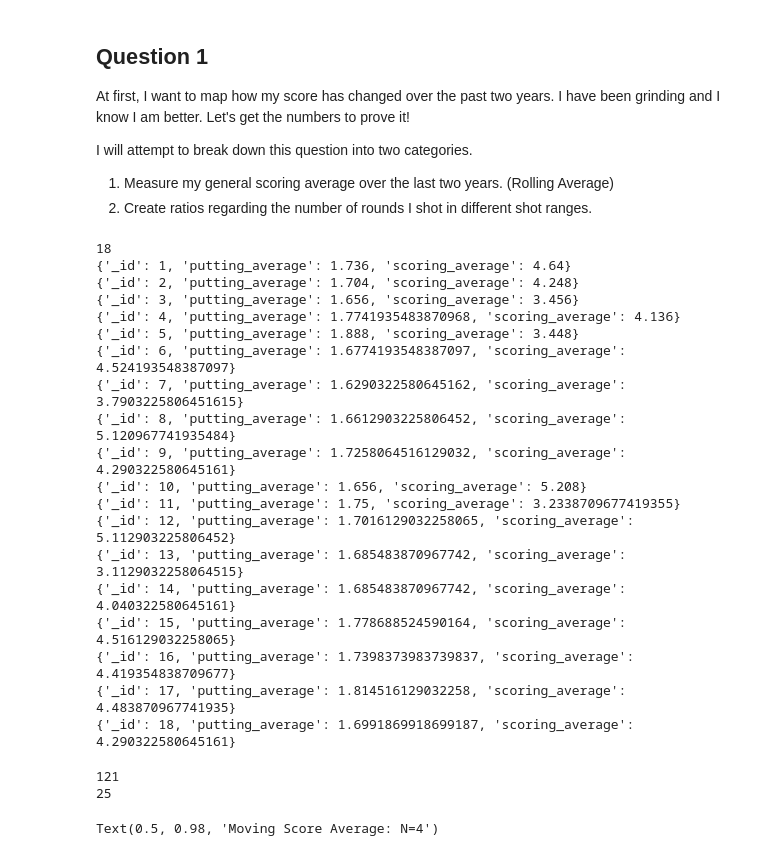
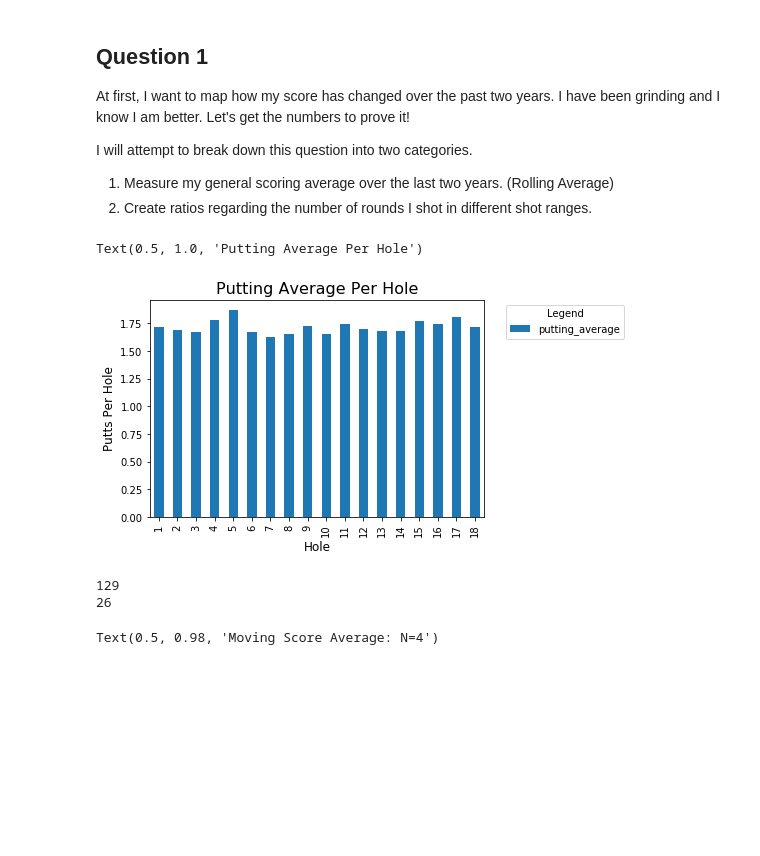
Before and after one commit to michaelkrakovsky/My_Golf_Journey, a Jupyter notebook: src/bin/performance_stories/Caledon_Woods.ipynb, the cells around one changed output. Saved outputs shown, nothing was run; the diff lists cells and outputs as text; code cells hidden in the pictures; blank space fills up the shorter version.

Commit message:
New: Graphing Putts Per Hole

```diff
--- a/src/bin/performance_stories/Caledon_Woods.ipynb
+++ b/src/bin/performance_stories/Caledon_Woods.ipynb
@@ -8,10 +8,12 @@ Let's see how successful I am with Caledon Woods. I will attempt to draw insight
 3. What types of holes cause the harship?
 4. How does putting, fairways, and greens impact your score?
 # %%
-from pymongo import MongoClient
+%load_ext autoreload
+%autoreload 2
 from sys import path
-path.append('../../../../')                     # Import the entire project.
-from My_Golf_Journey.config import mongo_config
+path.append('../../../../')                                         # Import the entire project.
+from My_Golf_Journey.src.bin.stat_apis.get_golf_stats import Stats
+s = Stats()
 import matplotlib.pyplot as plt
 import pandas as pd
 import numpy as np
@@ -28,52 +29,46 @@ I will attempt to break down this question into two categories.
 
 1. Measure my general scoring average over the last two years. (Rolling Average)
 2. Create ratios regarding the number of rounds I shot in different shot ranges.
+# %%
+df = s.get_putting_avg_by_hole(17772)
+df.plot(kind='bar')
+plt.legend(title='Legend', bbox_to_anchor=(1.05, 1), loc='upper left')
+plt.ylabel('Putts Per Hole', fontsize=12)
+plt.xlabel('Hole', fontsize=12)
+plt.title('Putting Average Per Hole', fontsize=16)
+# %% [output]
+Text(0.5, 1.0, 'Putting Average Per Hole')
+[figure, added]
 # %%
-caledon_rounds = list(collection.aggregate([
-    {"$match": {"courseSnapshots.courseGlobalId": 17772}},
+caledon_rounds = list(s.collection.aggregate([
+    {"$match": {"courseSnapshots.courseGlobalId": 17772,
+                "scorecardDetails.scorecard.holesCompleted": 18.0
+    }},
     {"$unwind": "$scorecardDetails"},
     {"$sort": {"scorecardDetails.scorecard.startTime" : 1}},
-    {"$unwind": "$scorecardDetails.scorecard.holes"},
-    {"$group": {"_id": "$scorecardDetails.scorecard.holes.number",
-        "putting_average": {"$avg": "$scorecardDetails.scorecard.holes.putts"},
-        "scoring_average": {"$avg": "$scorecardDetails.scorecard.holes.strokes"}}}   ,
-    {'$sort': {"_id": 1}}
+    {"$project": {"_id": 0, "scorecardDetails.scorecard.startTime": 1}}
 ]))
 print(len(caledon_rounds))
-for round in caledon_rounds:
-    print(round)
+dates = [caledon_rounds[i]['scorecardDetails']['scorecard']['startTime'] for i in range(0, len(caledon_rounds), 5)]
+print(len(dates))
 # %% [output]
-18
-{'_id': 1, 'putting_average': 1.736, 'scoring_average': 4.64}
-{'_id': 2, 'putting_average': 1.704, 'scoring_average': 4.248}
-{'_id': 3, 'putting_average': 1.656, 'scoring_average': 3.456}
-{'_id': 4, 'putting_average': 1.7741935483870968, 'scoring_average': 4.136}
-{'_id': 5, 'putting_average': 1.888, 'scoring_average': 3.448}
-{'_id': 6, 'putting_average': 1.6774193548387097, 'scoring_average': 4.524193548387097}
-{'_id': 7, 'putting_average': 1.6290322580645162, 'scoring_average': 3.7903225806451615}
-{'_id': 8, 'putting_average': 1.6612903225806452, 'scoring_average': 5.120967741935484}
-{'_id': 9, 'putting_average': 1.7258064516129032, 'scoring_average': 4.290322580645161}
-{'_id': 10, 'putting_average': 1.656, 'scoring_average': 5.208}
-{'_id': 11, 'putting_average': 1.75, 'scoring_average': 3.2338709677419355}
-{'_id': 12, 'putting_average': 1.7016129032258065, 'scoring_average': 5.112903225806452}
-{'_id': 13, 'putting_average': 1.685483870967742, 'scoring_average': 3.1129032258064515}
-{'_id': 14, 'putting_average': 1.685483870967742, 'scoring_average': 4.040322580645161}
-{'_id': 15, 'putting_average': 1.778688524590164, 'scoring_average': 4.516129032258065}
-{'_id': 16, 'putting_average': 1.7398373983739837, 'scoring_average': 4.419354838709677}
-{'_id': 17, 'putting_average': 1.814516129032258, 'scoring_average': 4.483870967741935}
-{'_id': 18, 'putting_average': 1.6991869918699187, 'scoring_average': 4.290322580645161}
+129
+26
 # %%
-caledon_rounds = list(collection.aggregate([
+# Get all the score data overtime. The final format is {'Date': '2020-10-18', 'putting_average': 34, 'scoring_average': 81}.
+caledon_rounds = list(s.collection.aggregate([
     {"$match": {"courseSnapshots.courseGlobalId": 17772,
-                "scorecardDetails.scorecard.holesCompleted": 18.0
+                 "scorecardDetails.scorecard.holesCompleted": 18.0
     }},
     {"$unwind": "$scorecardDetails"},
-    {"$sort": {"scorecardDetails.scorecard.startTime" : 1}},
-    {"$project": {"_id": 0, "scorecardDetails.scorecard.startTime": 1}}
+    {"$sort": {"scorecardDetails.scorecard.startTime" : -1}},
+
+    {"$project": {
+        "_id": 0,
+        "Date": "$scorecardDetails.scorecard.startTime",
+        "putting_average": "$scorecardDetails.scorecardStats.round.putts",
+        "scoring_average": "$scorecardDetails.scorecard.strokes"
+        }}
 ]))
-print(len(caledon_rounds))
-dates = [caledon_rounds[i]['scorecardDetails']['scorecard']['startTime'] for i in range(0, len(caledon_rounds), 5)]
-print(len(dates))
+for count, round in enumerate(caledon_rounds):
+    round['Date'] = round['Date'][0:10]
-# %% [output]
-121
-25
```
Also changed, not shown: parts of 3 cells of this notebook, 1 other file.
